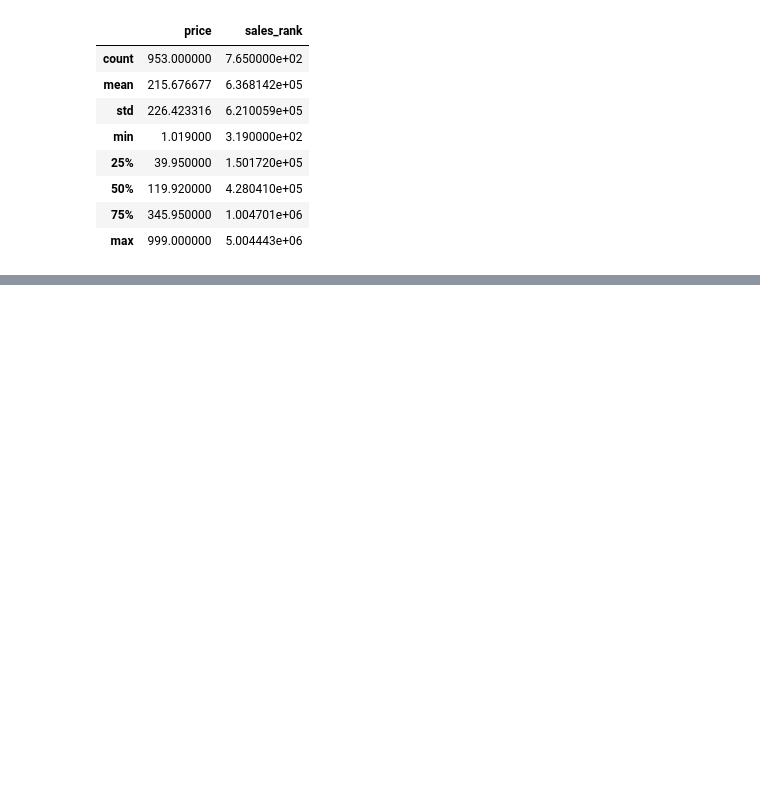
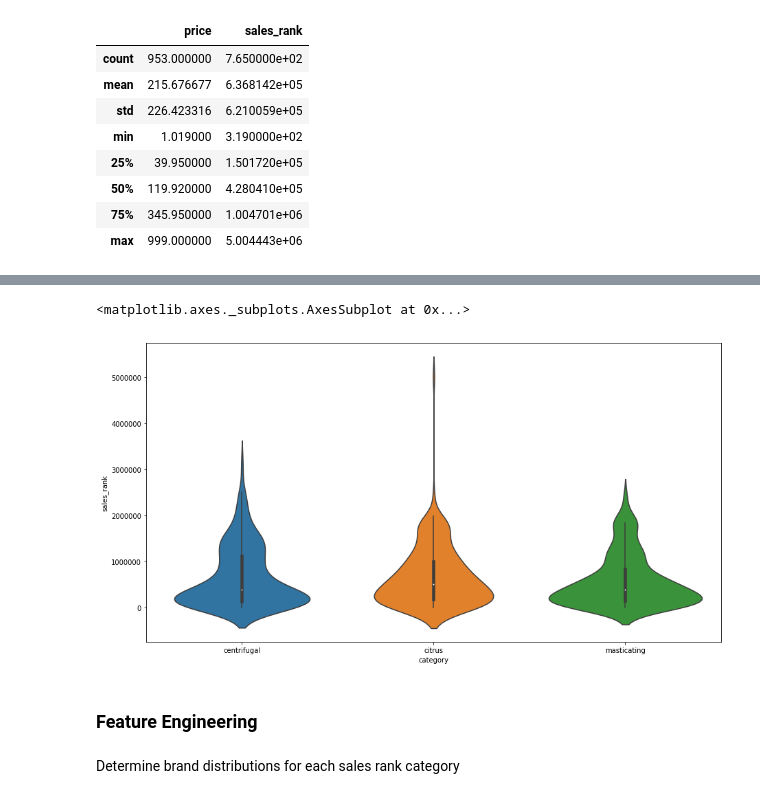
Before and after one commit to mylogicniche/amazon-juicer-stats, a Jupyter notebook: src/analysis.ipynb, the cells around one changed output, grey strips where cells are left out. Drawn from its saved outputs; the diff is of its cells as text; code cells hidden in the pictures; blank space fills up the shorter version.

```diff
--- a/src/analysis.ipynb
+++ b/src/analysis.ipynb
@@ -242,0 +313,10 @@ Categories (4, object): [0 < 1 < 2 < 3]
+# %%
+plt.figure(figsize=(15,8))
+sns.violinplot(x='category', y='sales_rank', data=df_all)
+# %% [output]
+<matplotlib.axes._subplots.AxesSubplot at 0x...>
+[figure, added]
+# %% [markdown]
+### Feature Engineering
+# %% [markdown]
+Determine brand distributions for each sales rank category
```
Also changed, not shown: parts of 75 cells of this notebook, 1 other file.
